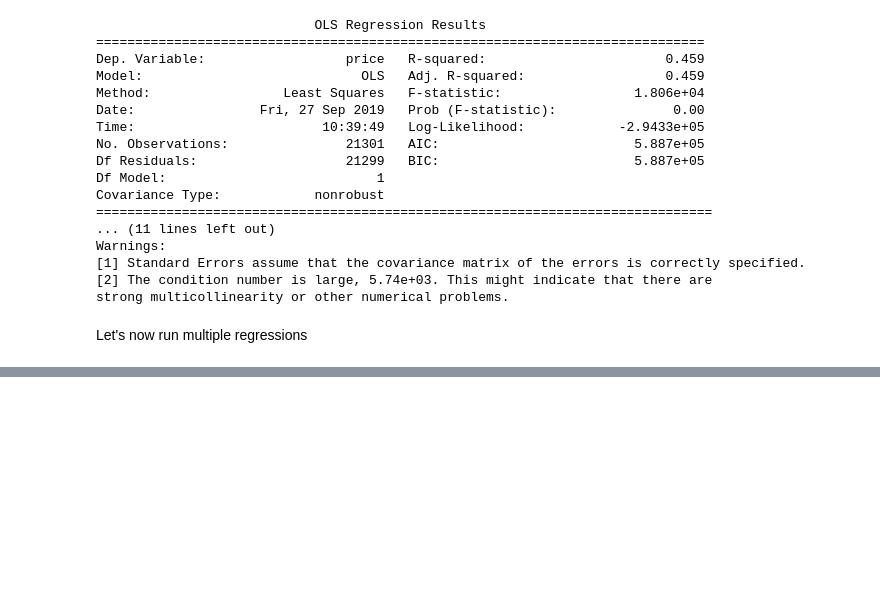
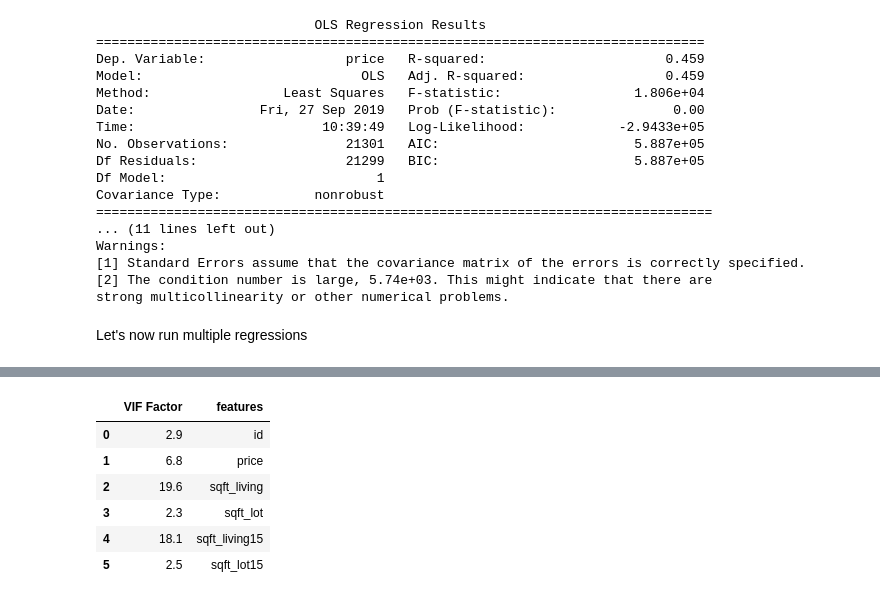
Before and after one commit to jonnelbenjamin/coachmod4project, a Jupyter notebook: modeling.ipynb, the cells around one changed output, grey strips where cells are left out. Cells and saved outputs as stored; diff of their text form; code cells hidden in the pictures; blank space fills up the shorter version.

```diff
--- a/modeling.ipynb
+++ b/modeling.ipynb
@@ -266,0 +299,16 @@ sns.pairplot(cleaned_KC[0:2], hue = 'price', diag_kind = 'kde',height = 4)
+# %%
+numeric_cleaned_KC = cleaned_KC._get_numeric_data()
+# %%
+vif = pd.DataFrame()
+vif["VIF Factor"] = [variance_inflation_factor(numeric_cleaned_KC.values, i) for i in range(numeric_cleaned_KC.shape[1])]
+vif["features"] = numeric_cleaned_KC.columns
+# %%
+vif.round(1)
+# %% [output]
+|  | VIF Factor | features |
+| 0 | 2.9 | id |
+| 1 | 6.8 | price |
+| 2 | 19.6 | sqft_living |
+| 3 | 2.3 | sqft_lot |
+| 4 | 18.1 | sqft_living15 |
+| 5 | 2.5 | sqft_lot15 |
```
Also changed, not shown: parts of 13 cells of this notebook.
